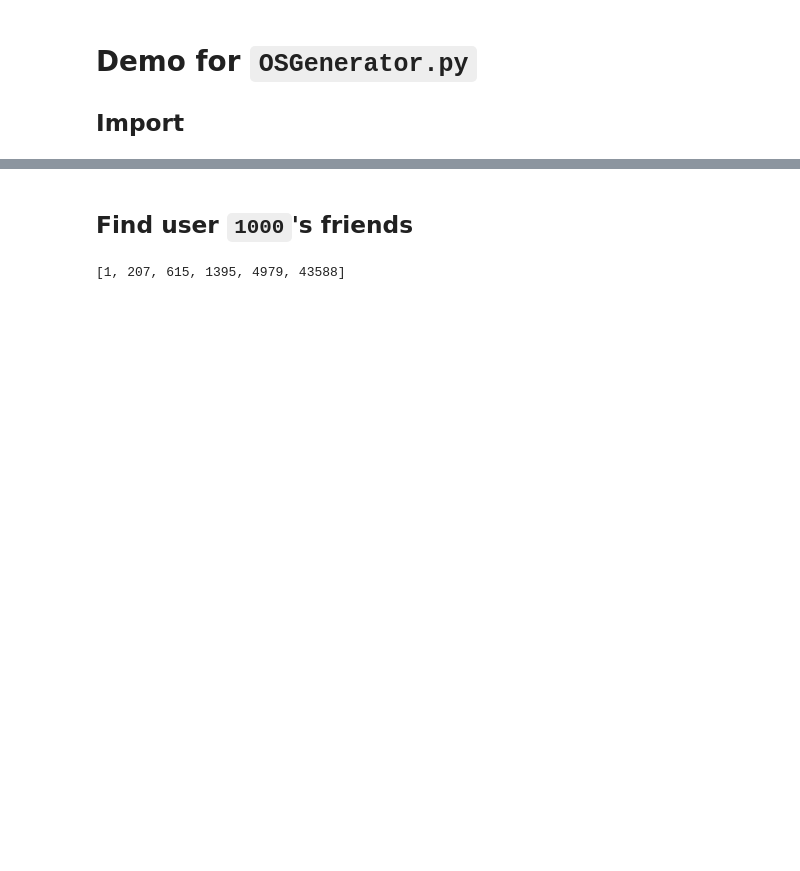
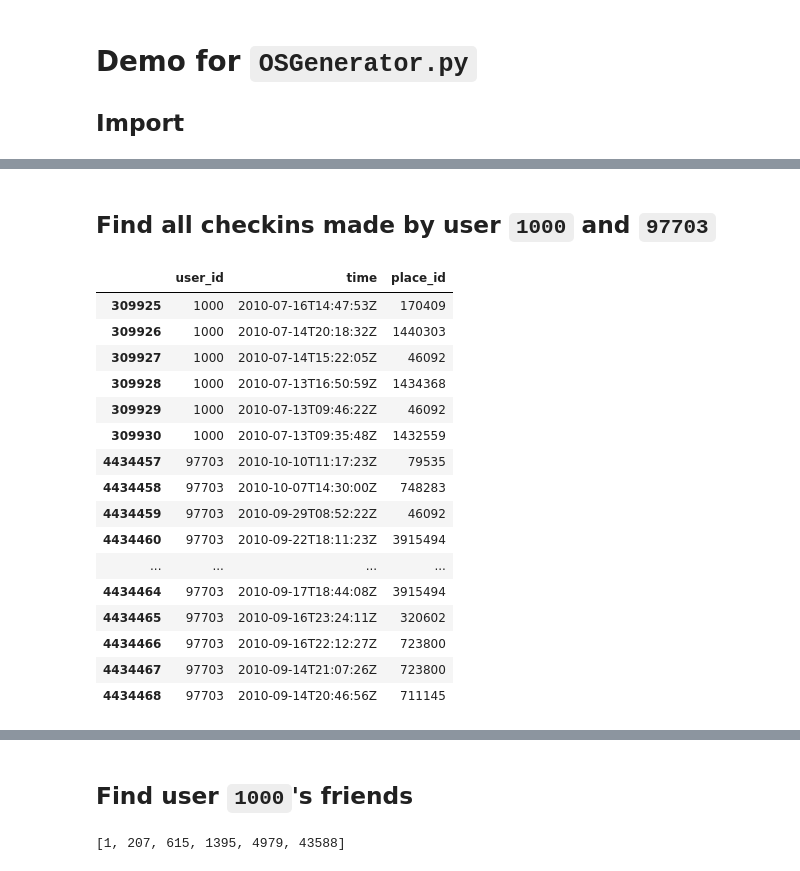
Before and after one commit to mjorrico/spatial-data-visualizer, a Jupyter notebook: object_summary_demo.ipynb, the cells around one changed output, grey strips where cells are left out. Drawn from its saved outputs; the diff is of its cells as text; code cells hidden in the pictures; blank space fills up the shorter version.

```diff
--- a/object_summary_demo.ipynb
+++ b/object_summary_demo.ipynb
@@ -26,0 +62,22 @@ osg.get_checkins(1000)
+# %% [markdown]
+## Find all checkins made by user `1000` and `97703`
+# %%
+osg.get_user_checkin([1000, 97703])
+# %% [output]
+|  | user_id | time | place_id |
+| 309925 | 1000 | 2010-07-16T14:47:53Z | 170409 |
+| 309926 | 1000 | 2010-07-14T20:18:32Z | 1440303 |
+| 309927 | 1000 | 2010-07-14T15:22:05Z | 46092 |
+| 309928 | 1000 | 2010-07-13T16:50:59Z | 1434368 |
+| 309929 | 1000 | 2010-07-13T09:46:22Z | 46092 |
+| 309930 | 1000 | 2010-07-13T09:35:48Z | 1432559 |
+| 4434457 | 97703 | 2010-10-10T11:17:23Z | 79535 |
+| 4434458 | 97703 | 2010-10-07T14:30:00Z | 748283 |
+| 4434459 | 97703 | 2010-09-29T08:52:22Z | 46092 |
+| 4434460 | 97703 | 2010-09-22T18:11:23Z | 3915494 |
+| ... | ... | ... | ... |
+| 4434464 | 97703 | 2010-09-17T18:44:08Z | 3915494 |
+| 4434465 | 97703 | 2010-09-16T23:24:11Z | 320602 |
+| 4434466 | 97703 | 2010-09-16T22:12:27Z | 723800 |
+| 4434467 | 97703 | 2010-09-14T21:07:26Z | 723800 |
+| 4434468 | 97703 | 2010-09-14T20:46:56Z | 711145 |
```
Also changed, not shown: parts of 26 cells of this notebook, 4 other files.
